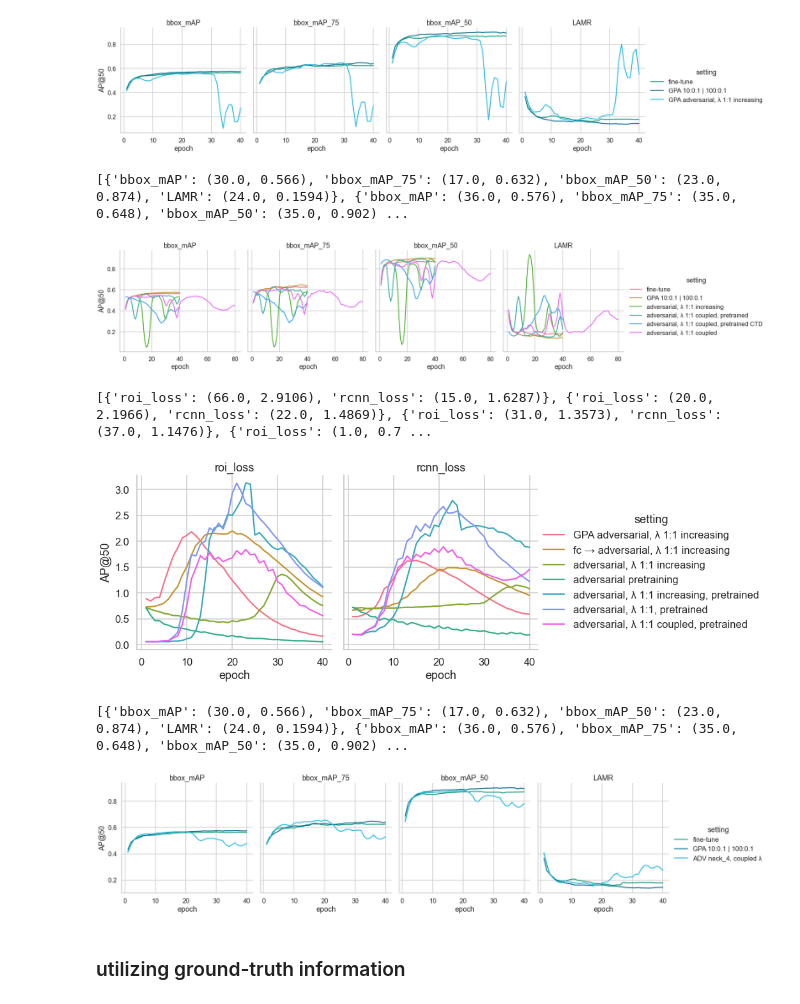
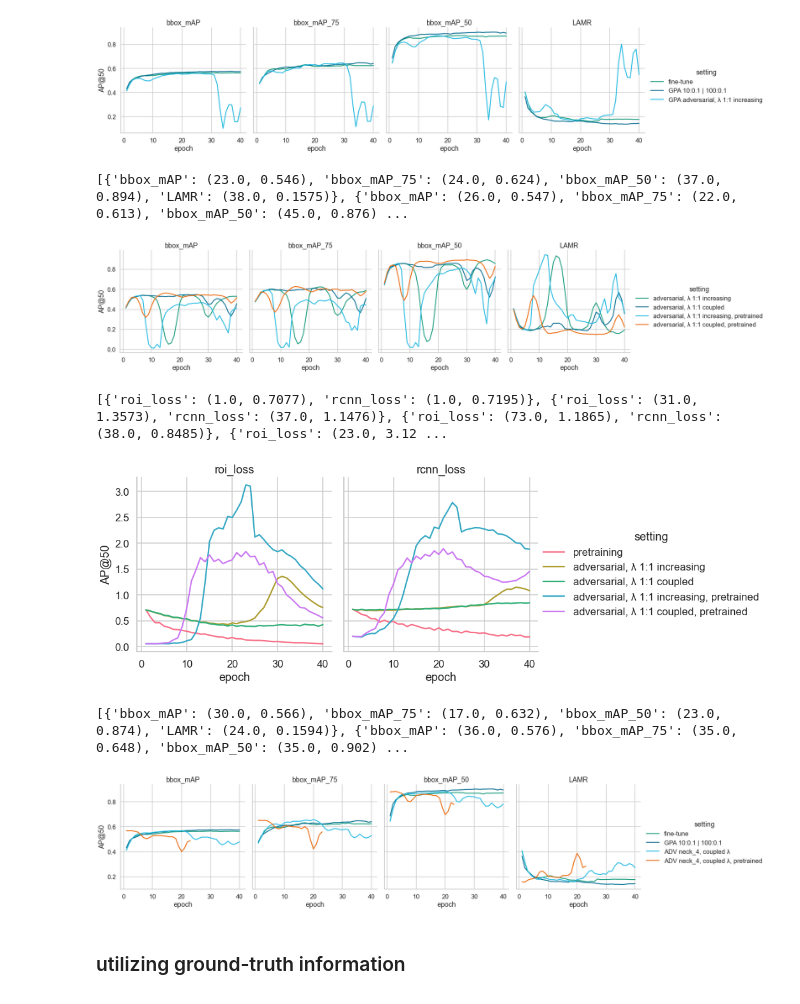
Before and after one commit to ThaddaeusWiedemer/FisheyeSPA, a Jupyter notebook: results/gpa.ipynb, the cells around one changed output. Saved outputs shown, nothing was run; the diff lists cells and outputs as text; code cells hidden in the pictures.

Commit message:
improved bash script to include pretraining

```diff
--- a/results/gpa.ipynb
+++ b/results/gpa.ipynb
@@ -659,11 +659,11 @@ sb.set_context('talk')
 sb.set_style('whitegrid')
 sb.set_palette(kit())
 logs = [
-    ['GPA/tuning/coco_piropo_20a_TwoStageDetectorAdaptive_0_0_0_0_fclayer_gTrue_seed_norot.log', 'fine-tune'],
-    [
-        'GPA/tuning/coco_piropo_20a_TwoStageDetectorAdaptive_10_01_100_01_fclayer_gTrue_seed_norot.log',
-        'GPA 10:0.1 | 100:0.1'
-    ],
+    # ['GPA/tuning/coco_piropo_20a_TwoStageDetectorAdaptive_0_0_0_0_fclayer_gTrue_seed_norot.log', 'fine-tune'],
+    # [
+    #     'GPA/tuning/coco_piropo_20a_TwoStageDetectorAdaptive_10_01_100_01_fclayer_gTrue_seed_norot.log',
+    #     'GPA 10:0.1 | 100:0.1'
+    # ],
     # [
     #     'GPA/tuning/coco_piropo_20a_TwoStageDetectorAdaptiveAdversarial_1_1_1_1_fclayer_gTrue_seed_direct1.log',
     #     'fc → adversarial, λ 1:1 increasing, lr × 100'
@@ -684,14 +684,18 @@ logs = [
     #     'GPA/tuning/coco_piropo_20a_TwoStageDetectorAdaptiveAdversarial_1_1_1_1_none_gTrue_seed_direct5_adv.log',
     #     'adversarial pretraining'
     # ],
-    # [
-    #     'GPA/tuning/coco_piropo_20a_TwoStageDetectorAdaptiveAdversarial_1_1_1_1_none_gTrue_seed_direct5.log',
-    #     'adversarial, λ 1:1 increasing, pretrained'
-    # ],
+    [
+        'GPA/tuning/coco_piropo_20a_TwoStageDetectorAdaptiveAdversarial_1_1_1_1_none_gTrue_seed_direct10.log',
+        'adversarial, λ 1:1 coupled'
+    ],
     # [
     #     'GPA/tuning/coco_piropo_20a_TwoStageDetectorAdaptiveAdversarial_1_1_1_1_none_gTrue_seed_direct6.log',
     #     'adversarial, λ 1:1, pretrained'
     # ],
+    [
+        'GPA/tuning/coco_piropo_20a_TwoStageDetectorAdaptiveAdversarial_1_1_1_1_none_gTrue_seed_direct5.log',
+        'adversarial, λ 1:1 increasing, pretrained'
+    ],
     [
         'GPA/tuning/coco_piropo_20a_TwoStageDetectorAdaptiveAdversarial_1_1_1_1_none_gTrue_seed_direct7.log',
         'adversarial, λ 1:1 coupled, pretrained'
@@ -700,19 +704,15 @@ logs = [
     #     'GPA/tuning/coco_piropo_20a_TwoStageDetectorAdaptiveAdversarial_1_1_1_1_none_gTrue_seed_direct8.log',
     #     'adversarial, λ 1:1 coupled, pretrained, , lr × 10'
     # ],
-    [
-        'GPA/tuning/coco_piropo_20a_TwoStageDetectorAdaptiveAdversarial_1_1_1_1_none_gTrue_seed_direct9.log',
-        'adversarial, λ 1:1 coupled, pretrained CTD'
-    ],
-    [
-        'GPA/tuning/coco_piropo_20a_TwoStageDetectorAdaptiveAdversarial_1_1_1_1_none_gTrue_seed_direct10.log',
-        'adversarial, λ 1:1 coupled'
-    ],
+    # [
+    #     'GPA/tuning/coco_piropo_20a_TwoStageDetectorAdaptiveAdversarial_1_1_1_1_none_gTrue_seed_direct9.log',
+    #     'adversarial, λ 1:1 coupled, pretrained CTD'
+    # ],
 ]
 
 df, maxs = df_from_log(['setting'], ['bbox_mAP', 'bbox_mAP_75', 'bbox_mAP_50', 'LAMR'], logs, get_max=True)
 
-g = sb.relplot(data=df[df['occurrence'] <= 80],
+g = sb.relplot(data=df[df['occurrence'] <= 40],
                x='occurrence',
                y='value',
                kind='line',
@@ -725,8 +725,8 @@ g.set_titles(col_template='{col_name}', row_template='')
 print(maxs)
 # g.savefig(f'images/tuning_gpa_adversarial.svg')
 # %% [output]
-[{'bbox_mAP': (30.0, 0.566), 'bbox_mAP_75': (17.0, 0.632), 'bbox_mAP_50': (23.0, 0.874), 'LAMR': (24.0, 0.1594)}, {'bbox_mAP': (36.0, 0.576), 'bbox_mAP_75': (35.0, 0.648), 'bbox_mAP_50': (35.0, 0.902) ...
+[{'bbox_mAP': (23.0, 0.546), 'bbox_mAP_75': (24.0, 0.624), 'bbox_mAP_50': (37.0, 0.894), 'LAMR': (38.0, 0.1575)}, {'bbox_mAP': (26.0, 0.547), 'bbox_mAP_75': (22.0, 0.613), 'bbox_mAP_50': (45.0, 0.876) ...
-[figure, old version]
+[figure, new version]
 # %%
 from log_analysis import *
 
@@ -734,38 +734,43 @@ sb.set_context('talk')
 sb.set_style('whitegrid')
 sb.set_palette(kit())
 logs = [
-    [
-        'GPA/tuning/coco_piropo_20a_TwoStageDetectorAdaptiveAdversarial_1_1_1_1_fclayer_gTrue_seed_incr1.log',
-        'GPA adversarial, λ 1:1 increasing'
-    ],
+    # [
+    #     'GPA/tuning/coco_piropo_20a_TwoStageDetectorAdaptiveAdversarial_1_1_1_1_fclayer_gTrue_seed_incr1.log',
+    #     'GPA adversarial, λ 1:1 increasing'
+    # ],
     # [
     #     'GPA/tuning/coco_piropo_20a_TwoStageDetectorAdaptiveAdversarial_1_1_1_1_fclayer_gTrue_seed_direct1.log',
     #     'fc → adversarial, λ 1:1 increasing, lr × 100'
     # ],
+    # [
+    #     'GPA/tuning/coco_piropo_20a_TwoStageDetectorAdaptiveAdversarial_1_1_1_1_fclayer_gTrue_seed_direct2.log',
+    #     'fc → adversarial, λ 1:1 increasing'
+    # ],
     [
-        'GPA/tuning/coco_piropo_20a_TwoStageDetectorAdaptiveAdversarial_1_1_1_1_fclayer_gTrue_seed_direct2.log',
-        'fc → adversarial, λ 1:1 increasing'
+        'GPA/tuning/coco_piropo_20a_TwoStageDetectorAdaptiveAdversarial_1_1_1_1_none_gTrue_seed_direct5_adv.log',
+        'pretraining'
     ],
     [
         'GPA/tuning/coco_piropo_20a_TwoStageDetectorAdaptiveAdversarial_1_1_1_1_none_gTrue_seed_direct3.log',
         'adversarial, λ 1:1 increasing'
     ],
+    [
+        'GPA/tuning/coco_piropo_20a_TwoStageDetectorAdaptiveAdversarial_1_1_1_1_none_gTrue_seed_direct10.log',
+        'adversarial, λ 1:1 coupled'
+    ],
     # [
     #     'GPA/tuning/coco_piropo_20a_TwoStageDetectorAdaptiveAdversarial_1_1_1_1_none_gTrue_seed_direct4.log',
     #     'adversarial, λ 1:1 increasing, lr × 10'
     # ],
-    [
-        'GPA/tuning/coco_piropo_20a_TwoStageDetectorAdaptiveAdversarial_1_1_1_1_none_gTrue_seed_direct5_adv.log',
-        'adversarial pretraining'
-    ],
+
     [
         'GPA/tuning/coco_piropo_20a_TwoStageDetectorAdaptiveAdversarial_1_1_1_1_none_gTrue_seed_direct5.log',
         'adversarial, λ 1:1 increasing, pretrained'
     ],
-    [
-        'GPA/tuning/coco_piropo_20a_TwoStageDetectorAdaptiveAdversarial_1_1_1_1_none_gTrue_seed_direct6.log',
-        'adversarial, λ 1:1, pretrained'
-    ],
+    # [
+    #     'GPA/tuning/coco_piropo_20a_TwoStageDetectorAdaptiveAdversarial_1_1_1_1_none_gTrue_seed_direct6.log',
+    #     'adversarial, λ 1:1, pretrained'
+    # ],
     [
         'GPA/tuning/coco_piropo_20a_TwoStageDetectorAdaptiveAdversarial_1_1_1_1_none_gTrue_seed_direct7.log',
         'adversarial, λ 1:1 coupled, pretrained'
@@ -787,8 +792,8 @@ g.set_titles(col_template='{col_name}', row_template='')
 print(maxs)
 # g.savefig(f'images/tuning_gpa_adversarial.svg')
 # %% [output]
-[{'roi_loss': (66.0, 2.9106), 'rcnn_loss': (15.0, 1.6287)}, {'roi_loss': (20.0, 2.1966), 'rcnn_loss': (22.0, 1.4869)}, {'roi_loss': (31.0, 1.3573), 'rcnn_loss': (37.0, 1.1476)}, {'roi_loss': (1.0, 0.7 ...
+[{'roi_loss': (1.0, 0.7077), 'rcnn_loss': (1.0, 0.7195)}, {'roi_loss': (31.0, 1.3573), 'rcnn_loss': (37.0, 1.1476)}, {'roi_loss': (73.0, 1.1865), 'rcnn_loss': (38.0, 0.8485)}, {'roi_loss': (23.0, 3.12 ...
-[figure, old version]
+[figure, new version]
 # %%
 from log_analysis import *
 
@@ -797,33 +802,34 @@ sb.set_style('whitegrid')
 sb.set_palette(kit())
 logs = [
     ['GPA/tuning/coco_piropo_20a_TwoStageDetectorAdaptive_0_0_0_0_fclayer_gTrue_seed_norot.log', 'fine-tune'],
     [
         'GPA/tuning/coco_piropo_20a_TwoStageDetectorAdaptive_10_01_100_01_fclayer_gTrue_seed_norot.log',
         'GPA 10:0.1 | 100:0.1'
     ],
     # ['GPA/tuning/coco_piropo_20a_TwoStageDetectorDA_seed_GPAtest.log', 'GPA 10:0.1 | 100:0.1 new'],
     # ['GPA/tuning/coco_piropo_20a_TwoStageDetectorDA_seed_GPAtest1.log', 'GPA 10:0.1 | 100:0.1 new'],
     # ['GPA/tuning/coco_piropo_20a_TwoStageDetectorDA_seed_GPAratio.log', "GPA 10:0.1 | 100:0.1 don't keep ratio"],
     # ['GPA/tuning/coco_piropo_20a_TwoStageDetectorDA_seed_GPAratiotest.log', "GPA 10:0.1 | 100:0.1 don't keep ratio (also in test)"],
     ['GPA/tuning/coco_piropo_20a_TwoStageDetectorDA_seed_ADVneck4.log', 'ADV neck_4, coupled λ'],
+    ['GPA/tuning/coco_piropo_20a_TwoStageDetectorDA_ADVneck4_sp.log', 'ADV neck_4, coupled λ, pretrained'],
 ]
 
 df, maxs = df_from_log(['setting'], ['bbox_mAP', 'bbox_mAP_75', 'bbox_mAP_50', 'LAMR'], logs, get_max=True)
 
 g = sb.relplot(data=df[df['occurrence'] <= 40],
                x='occurrence',
                y='value',
                kind='line',
                hue='setting',
                col='metric',
                height=5,
                aspect=1.)
 g.set_axis_labels('epoch', 'AP@50')
 g.set_titles(col_template='{col_name}', row_template='')
 print(maxs)
 # g.savefig(f'images/tuning_gpa_adversarial.svg')
 # %% [output]
 [{'bbox_mAP': (30.0, 0.566), 'bbox_mAP_75': (17.0, 0.632), 'bbox_mAP_50': (23.0, 0.874), 'LAMR': (24.0, 0.1594)}, {'bbox_mAP': (36.0, 0.576), 'bbox_mAP_75': (35.0, 0.648), 'bbox_mAP_50': (35.0, 0.902) ...
-[figure, old version]
+[figure, new version]
 # %% [markdown]
 ### utilizing ground-truth information
```
Also changed, not shown: 4 other files.
